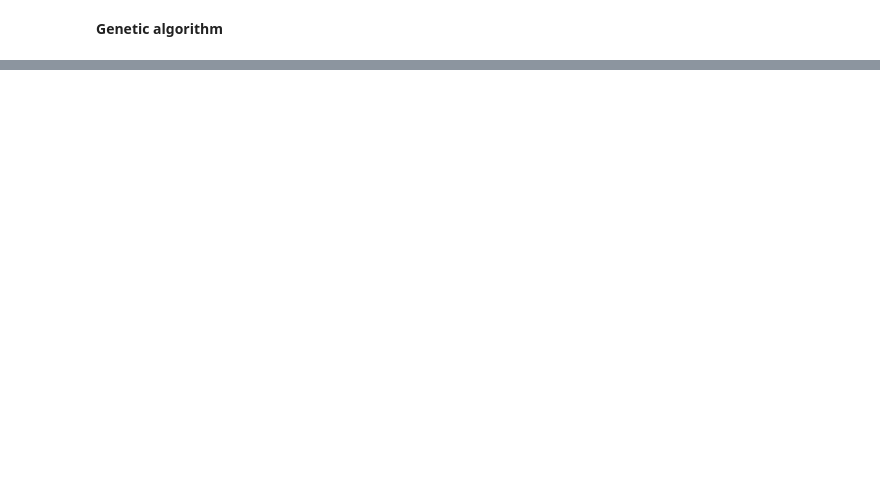
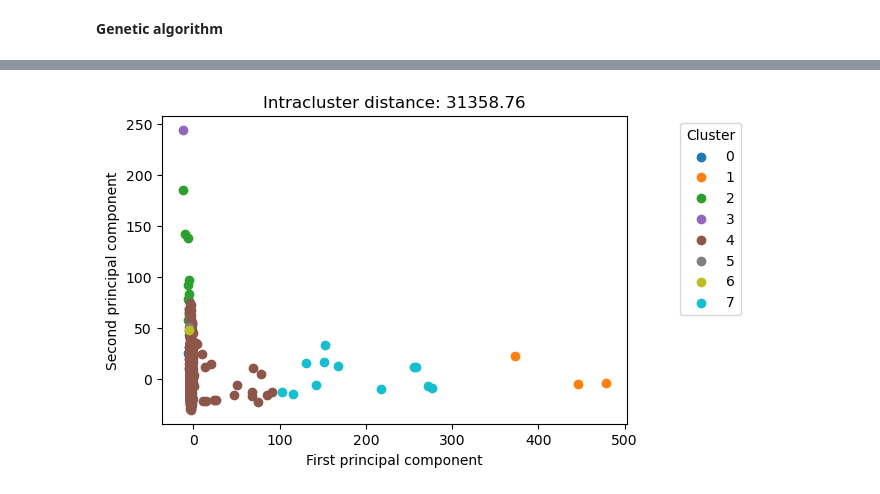
Before and after one commit to UCR-ECCI-MM/Computabilidad, a Jupyter notebook: TP2/Avance2/genetic_algorithm.ipynb, the cells around one changed output, grey strips where cells are left out. Drawn from its saved outputs; the diff is of its cells as text; code cells hidden in the pictures; blank space fills up the shorter version.

```diff
--- a/TP2/Avance2/genetic_algorithm.ipynb
+++ b/TP2/Avance2/genetic_algorithm.ipynb
@@ -412,0 +454,25 @@ print(genetic_clustering(iris_matrix, 3, 10, 0.1, 0.05, 1000))
+# %%
+# Functions used to plot the results
+def plot_result(matrix, clusters, duration):
+    n_clusters = len(clusters)
+    colors = plt.cm.get_cmap('tab10', n_clusters) #palette tab10
+    # create the plot
+    plt.figure(figsize=(6, 4))
+    # plot each group: PC1 vs. PC2
+    for idx, cluster in enumerate(clusters):
+        plt.scatter(matrix[cluster, 0], matrix[cluster, 1], color=colors(idx), label=idx)
+
+    # Labels
+    plt.xlabel('First principal component')
+    plt.ylabel('Second principal component')
+    legend = plt.legend(loc='upper left', bbox_to_anchor=(1.1, 1))
+    legend.set_title("Cluster")
+    # get intracluster distance
+    intra_dist = evaluate_intracluster_dist(matrix, clusters)
+    # Set title
+    plt.title(f'Intracluster distance: {intra_dist:.2f}\nDuration: {duration:.2f} s')
+
+    #plt.grid(True)
+
+    # Mostrar el gráfico
+    plt.show()
@@ -412,0 +481,5 @@ print(genetic_clustering(iris_matrix, 3, 10, 0.1, 0.05, 1000))
+# %%
+# get the pca
+pca = PCA(n_components= 10)
+# generate 718 principal component
+gene_pca = pca.fit_transform(cnv_driver_genes)
@@ -412,0 +498,4 @@ print(genetic_clustering(iris_matrix, 3, 10, 0.1, 0.05, 1000))
+# %%
+# build a new df using the principal components
+gene_principal_components = pd.DataFrame(data = gene_pca, index = cnv_driver_genes.index)
+gene_principal_components
@@ -412,0 +567,6 @@ print(genetic_clustering(iris_matrix, 3, 10, 0.1, 0.05, 1000))
+# %%
+start = time.time()
+clusters,_,_ = genetic_clustering(gene_principal_components.values, 8, 10, 0.2, 0.10, 1000)
+print(clusters)
+end = time.time()
+print(f"Execution time: {end - start} seconds")
@@ -412,0 +594,4 @@ print(genetic_clustering(iris_matrix, 3, 10, 0.1, 0.05, 1000))
+# %%
+plot_result(gene_principal_components.values, clusters, end - start)
+# %% [output]
+[figure, added]
```
Also changed, not shown: parts of 42 cells of this notebook.
